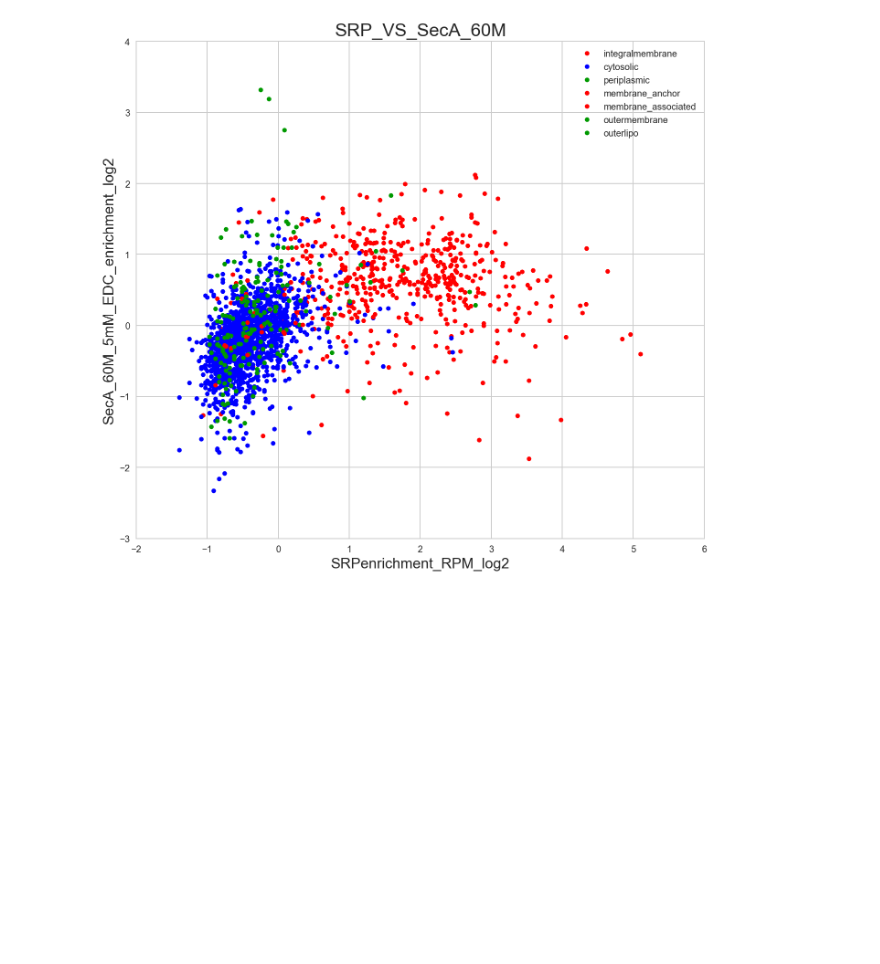
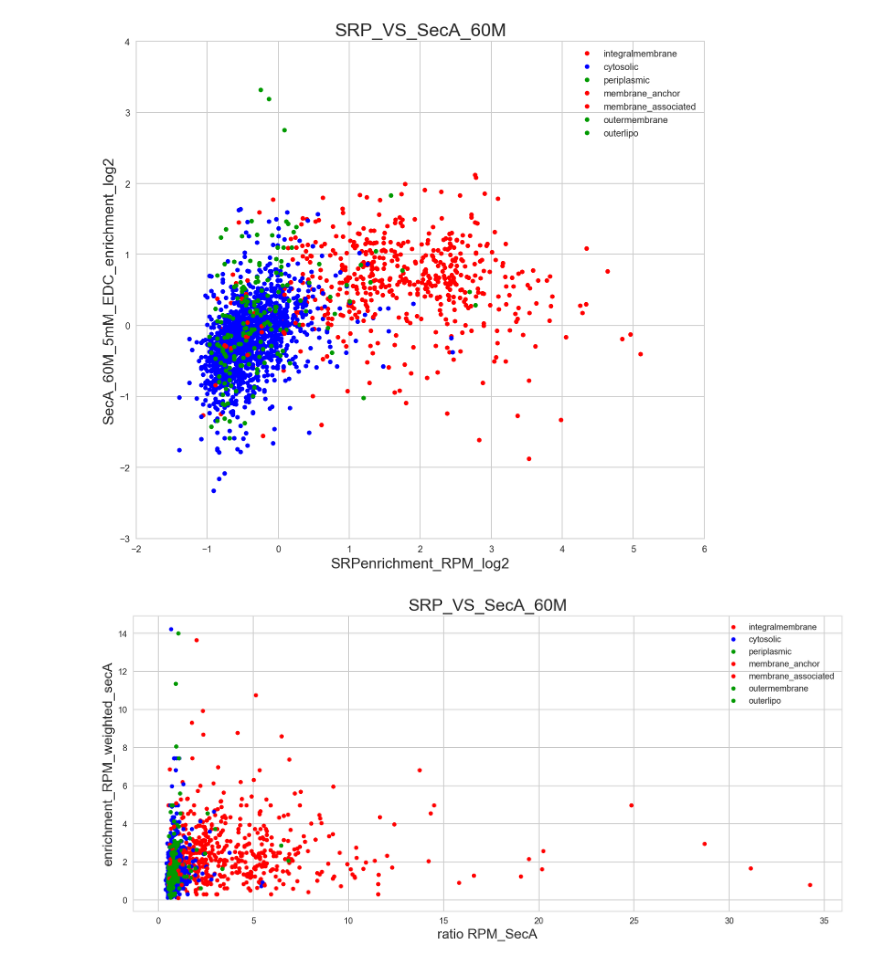
Before and after one commit to jorareshuaiwang/ribo_seq, a Jupyter notebook: cluster_analysis.ipynb, the cells around one changed output. Drawn from its saved outputs; the diff is of its cells as text; code cells hidden in the pictures; blank space fills up the shorter version.

```diff
--- a/cluster_analysis.ipynb
+++ b/cluster_analysis.ipynb
@@ -191,3 +191,97 @@ plt.savefig('/Users/ShuaiWang/Desktop/Shan_Lab/Ribo_seq/Data_analysis/Shuai_Plot
 pearson correlatin coefficient and p-value:
 (0.5052948740330452, 5.056239638630129e-145)
 [figure]
+# %%
+import numpy as np
+
+# Pandas, conventionally imported as pd
+import pandas as pd
+
+import scipy as sp
+# Plotting modules and settings.
+import matplotlib.pyplot as plt
+import seaborn as sns
+colors = ['#1f77b4', '#ff7f0e', '#2ca02c', '#d62728',
+          '#9467bd', '#8c564b', '#e377c2', '#7f7f7f',
+          '#bcbd22', '#17becf']
+sns.set(style='whitegrid', palette=colors, rc={'axes.labelsize': 16})
+
+# The following is specific Jupyter notebooks
+%matplotlib inline
+%config InlineBackend.figure_formats = {'png', 'retina'}
+
+
+# Slice out x and y values
+data = pd.read_csv('/Users/ShuaiWang/Desktop/Shan_Lab/Ribo_seq/03172018/input_5mM/10M/center_weighted_RPM_10M_Bukaulocal.csv', comment='#')
+
+integralmem_x = data.loc[(data['localization'] == 'IntegralMembraneProtein'),'ratio RPM']
+integralmem_y = data.loc[(data['localization'] == 'IntegralMembraneProtein'),'enrichment_RPM_weighted']
+
+cyto_x = data.loc[(data['localization'] == 'Cytoplasmic'),'ratio RPM']
+cyto_y = data.loc[(data['localization'] == 'Cytoplasmic'),'enrichment_RPM_weighted']
+
+peri_x = data.loc[(data['localization'] == 'Periplasmic'),'ratio RPM']
+peri_y = data.loc[(data['localization'] == 'Periplasmic'),'enrichment_RPM_weighted']
+
+memanchor_x = data.loc[(data['localization'] == 'Membrane-anchored'),'ratio RPM']
+memanchor_y = data.loc[(data['localization'] == 'Membrane-anchored'),'enrichment_RPM_weighted']
+
+memassoci_x = data.loc[(data['localization'] == 'Membraneassociated'),'ratio RPM']
+memassoci_y = data.loc[(data['localization'] == 'Membraneassociated'),'enrichment_RPM_weighted']
+
+outermem_x = data.loc[(data['localization'] == 'OutermembraneProtein'),'ratio RPM']
+outermem_y = data.loc[(data['localization'] == 'OutermembraneProtein'),'enrichment_RPM_weighted']
+
+outerlipo_x = data.loc[(data['localization'] == 'OutermembraneLipoprotein'),'ratio RPM']
+outerlipo_y = data.loc[(data['localization'] == 'OutermembraneLipoprotein'),'enrichment_RPM_weighted']
+
+lipo_x = data.loc[(data['localization'] == 'Lipoprotein'),'ratio RPM']
+lipo_y = data.loc[(data['localization'] == 'Lipoprotein'),'enrichment_RPM_weighted']
+
+extracel_x = data.loc[(data['localization'] == 'extracellular'),'ratio RPM']
+extracel_y = data.loc[(data['localization'] == 'extracellular'),'enrichment_RPM_weighted']
+
+na_x = data.loc[(data['localization'] == '-'),'ratio RPM']
+na_y = data.loc[(data['localization'] == '-'),'enrichment_RPM_weighted']
+
+
+# Make a plot with labeled axes, etc
+fig, ax = plt.subplots(figsize=(15, 10))
+ax.set_xlabel('ratio RPM_SecA')
+ax.set_ylabel('enrichment_RPM_weighted_secA')
+
+#plt.xscale('log')
+#plt.yscale('linear')
+
+# Make nice y-limits
+#ax.set_ylim(-3, 4)
+#ax.set_xlim(-2, 6)
+plt.gca().set_aspect('equal', adjustable='box')
+
+# plot content
+_ = ax.plot(integralmem_x, integralmem_y, marker='.', color=(1,0,0),linestyle='none', markersize=10)
+_ = ax.plot(cyto_x, cyto_y, marker='.', color=(0,0,1),linestyle='none', markersize=10)
+_ = ax.plot(peri_x, peri_y, marker='.', color=(0,0.6,0),linestyle='none', markersize=10)
+_ = ax.plot(memanchor_x, memanchor_y, marker='.', color=(1,0,0),linestyle='none', markersize=10)
+_ = ax.plot(memassoci_x, memassoci_y, marker='.', color=(1,0,0),linestyle='none', markersize=10)
+_ = ax.plot(outermem_x, outermem_y, marker='.', color=(0,0.6,0),linestyle='none', markersize=10)
+_ = ax.plot(outerlipo_x, outerlipo_y, marker='.', color=(0,0.6,0),linestyle='none', markersize=10)
+#_ = ax.plot(lipo_x, lipo_y, marker='.', color=(1,1,1),linestyle='none')
+#_ = ax.plot(extracel_x, extracel_y, marker='.', color=(1,1,1),linestyle='none')
+#_ = ax.plot(na_x, na_y, marker='.', color=(1,1,1),linestyle='none')
+#_ = ax.plot(markerline_x, markerline_x, marker='.', color=(0,0,0),linestyle='none')
+#plt.plot([0, 40], [0, 6], '-',linewidth=1, color=(0,0,0))
+# Add a legend
+plt.legend(('integralmembrane','cytosolic','periplasmic','membrane_anchor','membrane_associated','outermembrane','outerlipo','lipo','extracellular','NA'), loc='upper right');
+#Add a title
+plt.title('SRP_VS_SecA_60M', fontsize=20, loc='center')
+
+#calculate pearson correlation coefficient
+#x = data.loc[:,'SRPenrichment_RPM_log2']
+#y = data.loc[:,'60M_5mM_EDC_enrichment_log2']
+#print('pearson correlatin coefficient and p-value:')
+#print(sp.stats.pearsonr(x,y))
+
+plt.savefig('/Users/ShuaiWang/Desktop/Shan_Lab/Ribo_seq/Data_analysis/Shuai_Plot/SRP_vs_SecA_5mMEDC_60M.pdf')
+# %% [output]
+[figure, added]
```
Also changed, not shown: 5 other files.
